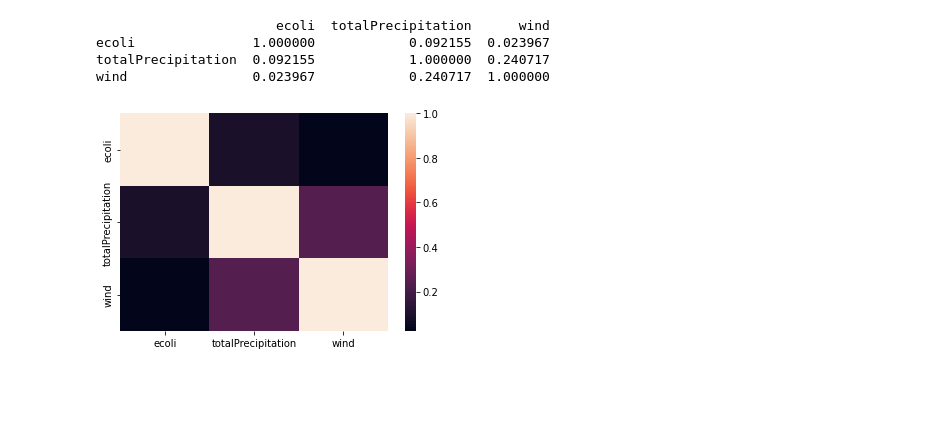
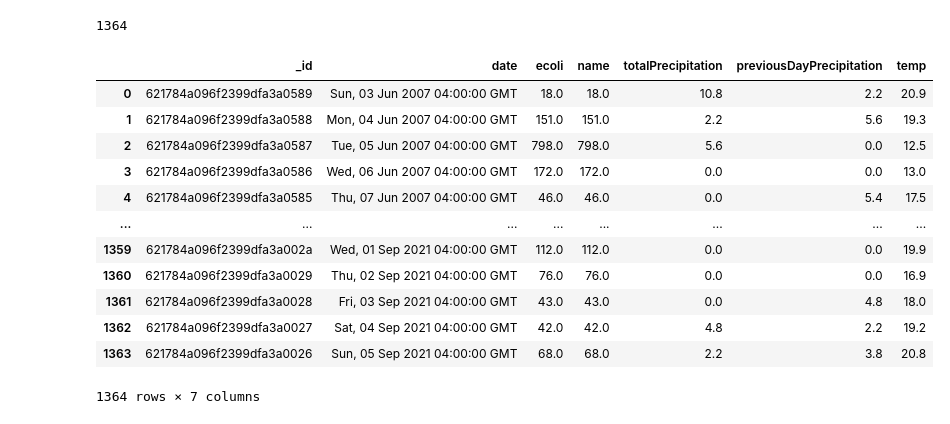
Before and after one commit to mikaalnaik/beach, a Jupyter notebook: apps/python/ecoli-rainfall-validation/beach-prediction-experiment.ipynb, the cells around one changed output. Cells and saved outputs as stored; diff of their text form; code cells hidden in the pictures; blank space fills up the shorter version.

```diff
--- a/apps/python/ecoli-rainfall-validation/beach-prediction-experiment.ipynb
+++ b/apps/python/ecoli-rainfall-validation/beach-prediction-experiment.ipynb
@@ -5,8 +5,12 @@ import requests as req
 from IPython.display import display
 import matplotlib.pyplot as plt
 import seaborn as sns
+import matplotlib.pyplot as plt
+from pandas.io.json import json_normalize
+import numpy as np
+from IPython.display import display
 
-beachID = '1'
+beachID = '2'
 
 resp = req.get('https://beachbackend.herokuapp.com/historical/{}'.format(beachID))
 
@@ -46,21 +45,51 @@ df2.plot.bar(x='date', y='totalPrecipitation', ax=ax1, color='r', alpha=0.5)
-# %%
-
-correlations = df2.corr()
-print(correlations)
-
-sns.heatmap(correlations)
-plt.show()
-
-# normDf=(df2-df2.mean())/df2.std()
-
-# display(normDf)
-
-# ax = df2.plot(x='totalPrecipitation', y='ecoli', figsize=(100,30), alpha=0.5)
-# ax1 = ax.twinx()
-# df2.plot(x='date', y='totalPrecipitation', ax=ax1, color='r', alpha=0.5)
-# %% [output]
-                       ecoli  totalPrecipitation      wind
-ecoli               1.000000            0.092155  0.023967
-totalPrecipitation  0.092155            1.000000  0.240717
-wind                0.023967            0.240717  1.000000
-[figure, removed]
+# %%
+dataWithPreviousDay = []
+
+dateFormat = '%a, %d %b %Y %I:%M:%S %Z'
+
+for index, item in enumerate(data):
+  if len(data) > index + 1:
+    prevEntry = data[index + 1]
+    currentDate = item['weather']['date']
+    shouldBePreviousDate = datetime.strptime(currentDate, dateFormat) + timedelta(days=1)
+
+    prevEntryDate = prevEntry['weather']['date']
+    formattedPreviousEntryDate = datetime.strptime(prevEntryDate, dateFormat)
+
+
+
+
+    if shouldBePreviousDate == formattedPreviousEntryDate:
+      dataWithPreviousDay.append({
+        '_id': item['_id'],
+        'date': item['weather']['date'],
+        'ecoli': item['beachReadings'][beachID]["eColi"],
+        'name': item['beachReadings'][beachID]["eColi"],
+        'totalPrecipitation': item['weather']['totalPrecipitation'],
+        'previousDayPrecipitation': prevEntry['weather']['totalPrecipitation'],
+        'temp': item['weather']['meanTemp'],
+        # "wind": item['weather']['speedOfMaxGust'],
+      })
+
+print(len(dataWithPreviousDay))
+
+cleanedDf = pd.DataFrame(data=dataWithPreviousDay)
+
+
+
+cleanedDf
+# %% [output]
+1364
+|  | _id | date | ecoli | name | totalPrecipitation | previousDayPrecipitation | temp |
+| 0 | 621784a096f2399dfa3a0589 | Sun, 03 Jun 2007 04:00:00 GMT | 18.0 | 18.0 | 10.8 | 2.2 | 20.9 |
+| 1 | 621784a096f2399dfa3a0588 | Mon, 04 Jun 2007 04:00:00 GMT | 151.0 | 151.0 | 2.2 | 5.6 | 19.3 |
+| 2 | 621784a096f2399dfa3a0587 | Tue, 05 Jun 2007 04:00:00 GMT | 798.0 | 798.0 | 5.6 | 0.0 | 12.5 |
+| 3 | 621784a096f2399dfa3a0586 | Wed, 06 Jun 2007 04:00:00 GMT | 172.0 | 172.0 | 0.0 | 0.0 | 13.0 |
+| 4 | 621784a096f2399dfa3a0585 | Thu, 07 Jun 2007 04:00:00 GMT | 46.0 | 46.0 | 0.0 | 5.4 | 17.5 |
+| ... | ... | ... | ... | ... | ... | ... | ... |
+| 1359 | 621784a096f2399dfa3a002a | Wed, 01 Sep 2021 04:00:00 GMT | 112.0 | 112.0 | 0.0 | 0.0 | 19.9 |
+| 1360 | 621784a096f2399dfa3a0029 | Thu, 02 Sep 2021 04:00:00 GMT | 76.0 | 76.0 | 0.0 | 0.0 | 16.9 |
+| 1361 | 621784a096f2399dfa3a0028 | Fri, 03 Sep 2021 04:00:00 GMT | 43.0 | 43.0 | 0.0 | 4.8 | 18.0 |
+| 1362 | 621784a096f2399dfa3a0027 | Sat, 04 Sep 2021 04:00:00 GMT | 42.0 | 42.0 | 4.8 | 2.2 | 19.2 |
+| 1363 | 621784a096f2399dfa3a0026 | Sun, 05 Sep 2021 04:00:00 GMT | 68.0 | 68.0 | 2.2 | 3.8 | 20.8 |
+1364 rows × 7 columns
```
Also changed, not shown: parts of 2 cells of this notebook.
